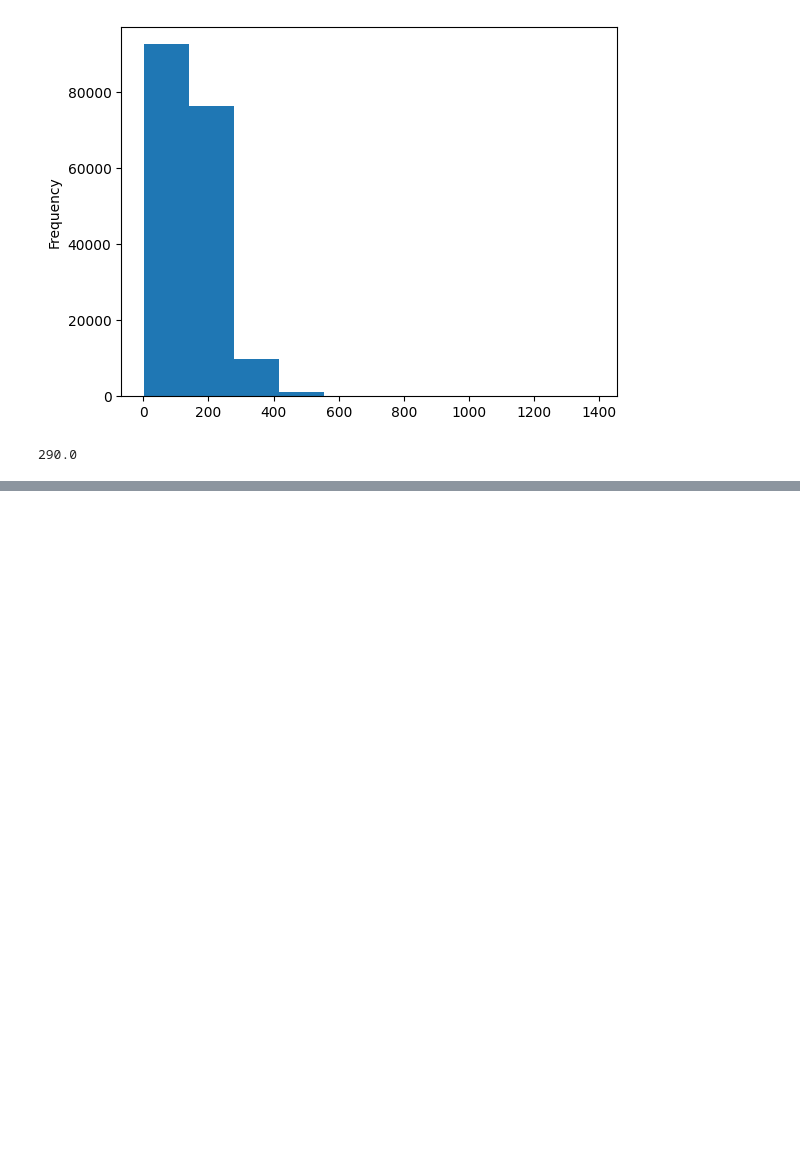
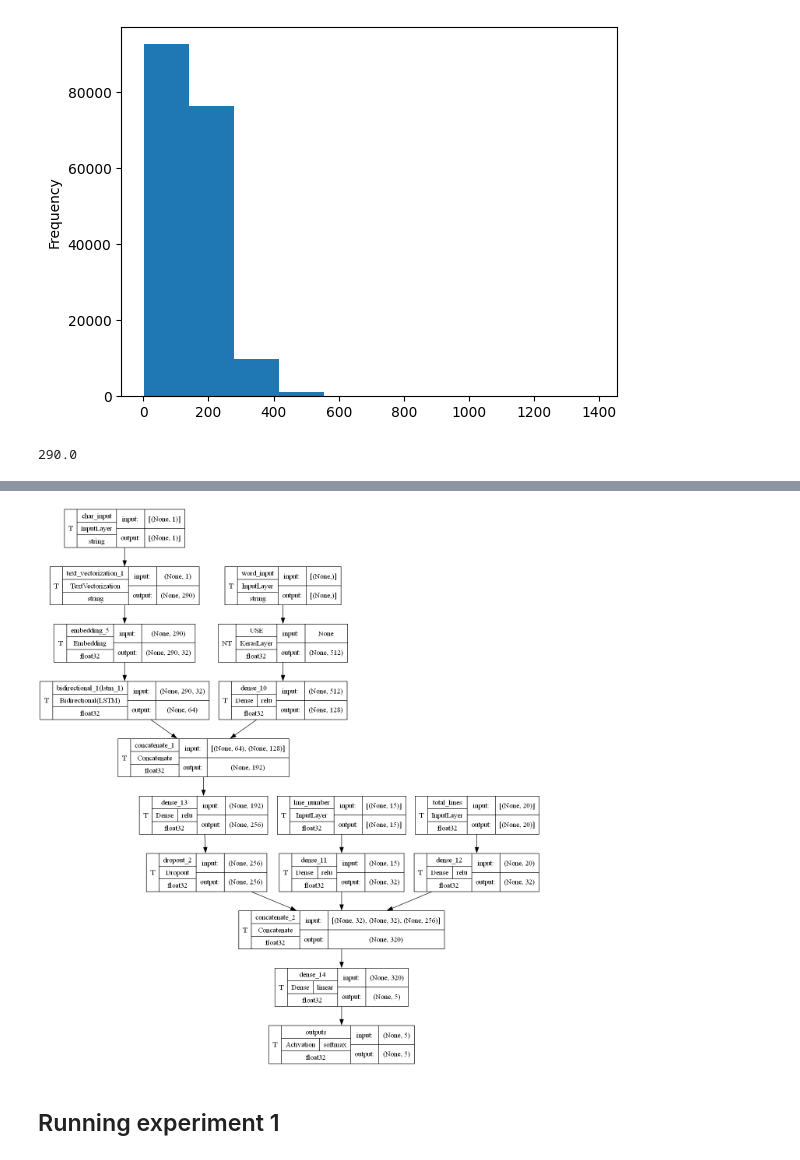
Before and after one commit to yehandineth/NLP_Learning, a Jupyter notebook: JSCReplication/skimlit.ipynb, the cells around one changed output, grey strips where cells are left out. Saved outputs shown, nothing was run; the diff lists cells and outputs as text; code cells hidden in the pictures; blank space fills up the shorter version.

```diff
--- a/JSCReplication/skimlit.ipynb
+++ b/JSCReplication/skimlit.ipynb
@@ -394,12 +379,2 @@ Trainable params: 8443589 (32.21 MB)
 Non-trainable params: 0 (0.00 Byte)
 _________________________________________________________________
-# %%
-if True:
-    keras.utils.plot_model(
-    model=model_1,
-    show_dtype=True,
-    show_layer_activations=True,
-    expand_nested=True,
-    show_shapes=True,
-    show_trainable=True
-                       )
@@ -885,0 +1065,6 @@ model_3_report - baseline_report
+# %%
+plot_model(model_5)
+# %% [output]
+[figure, added]
+# %% [markdown]
+## Running experiment 1
```
Also changed, not shown: parts of 103 cells of this notebook, 1 other file.
